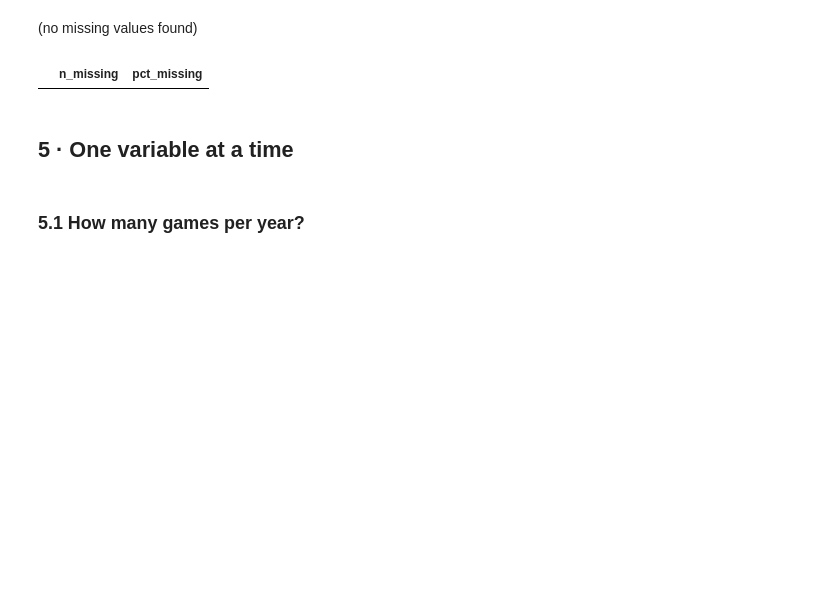
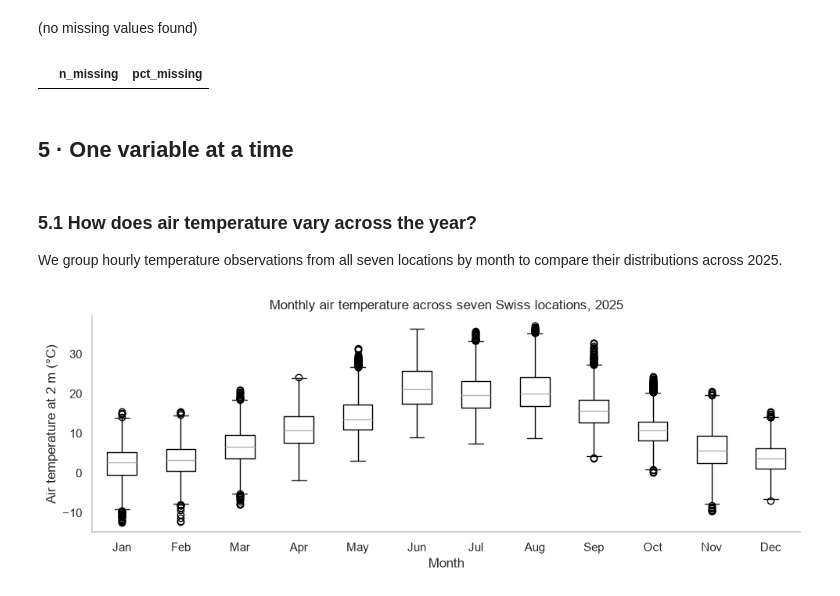
Before and after one commit to Aleksendric-Luka/dspro01_hs26_group-02-, a Jupyter notebook: notebooks/01_data_understanding_weather.ipynb, the cells around one changed output. Drawn from its saved outputs; the diff is of its cells as text; code cells hidden in the pictures; blank space fills up the shorter version.

Commit message:
Update Data understanding weather

```diff
--- a/notebooks/01_data_understanding_weather.ipynb
+++ b/notebooks/01_data_understanding_weather.ipynb
@@ -137,5 +137,21 @@ missing
 |  | n_missing | pct_missing |
 # %% [markdown]
 ## 5 · One variable at a time
+# %%
+time = pd.to_datetime(df["time"])
+weather_2025 = df.assign(month=time.dt.month, hour=time.dt.hour).loc[time.dt.year == 2025]
 # %% [markdown]
-### 5.1 How many games per year?
+### 5.1 How does air temperature vary across the year?
+We group hourly temperature observations from all seven locations by month to compare their distributions across 2025.
+# %%
+fig, ax = plt.subplots(figsize=(10, 4))
+weather_2025.boxplot(column="temperature_2m", by="month", ax=ax, grid=False)
+fig.suptitle("")
+ax.set(title="Monthly air temperature across seven Swiss locations, 2025",
+       xlabel="Month", ylabel="Air temperature at 2 m (°C)")
+ax.set_xticks(range(1, 13), ["Jan", "Feb", "Mar", "Apr", "May", "Jun",
+                             "Jul", "Aug", "Sep", "Oct", "Nov", "Dec"])
+plt.tight_layout()
+plt.show()
+# %% [output]
+[figure, added]
```
Also changed, not shown: parts of 4 cells of this notebook.
